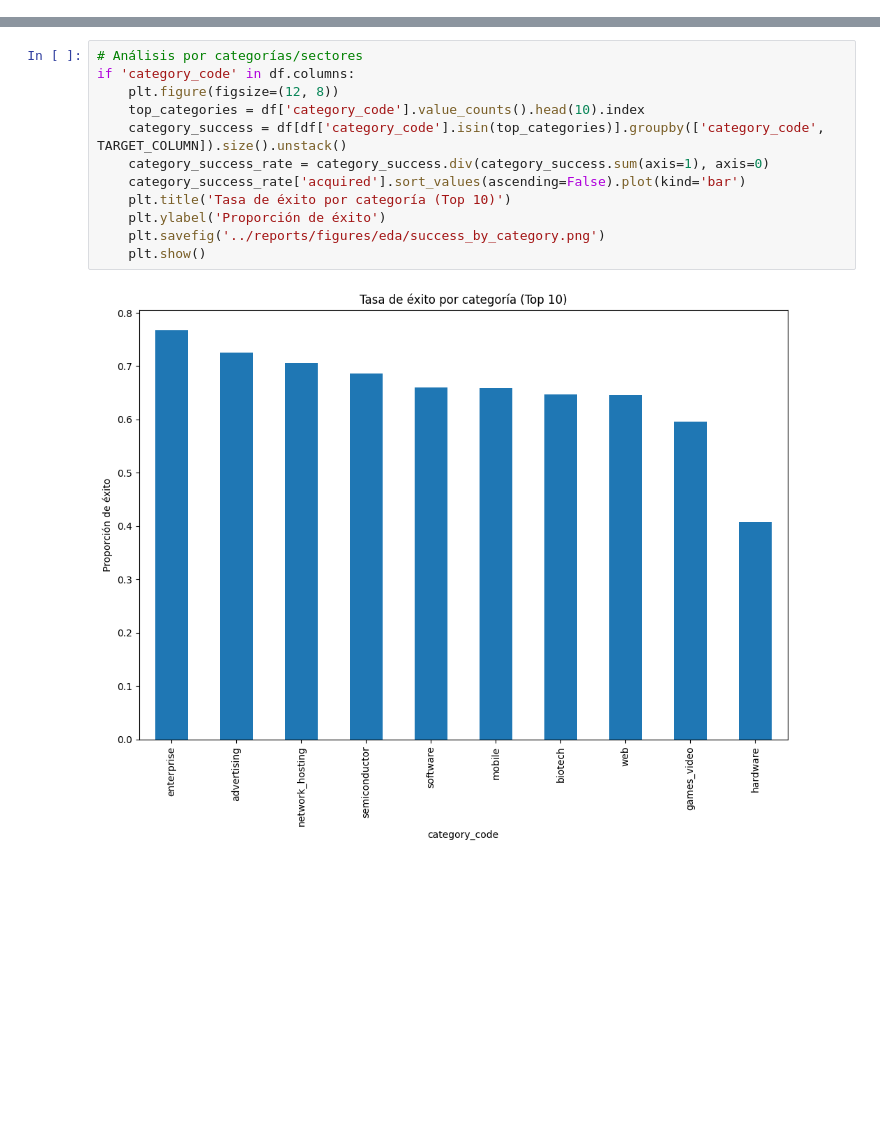
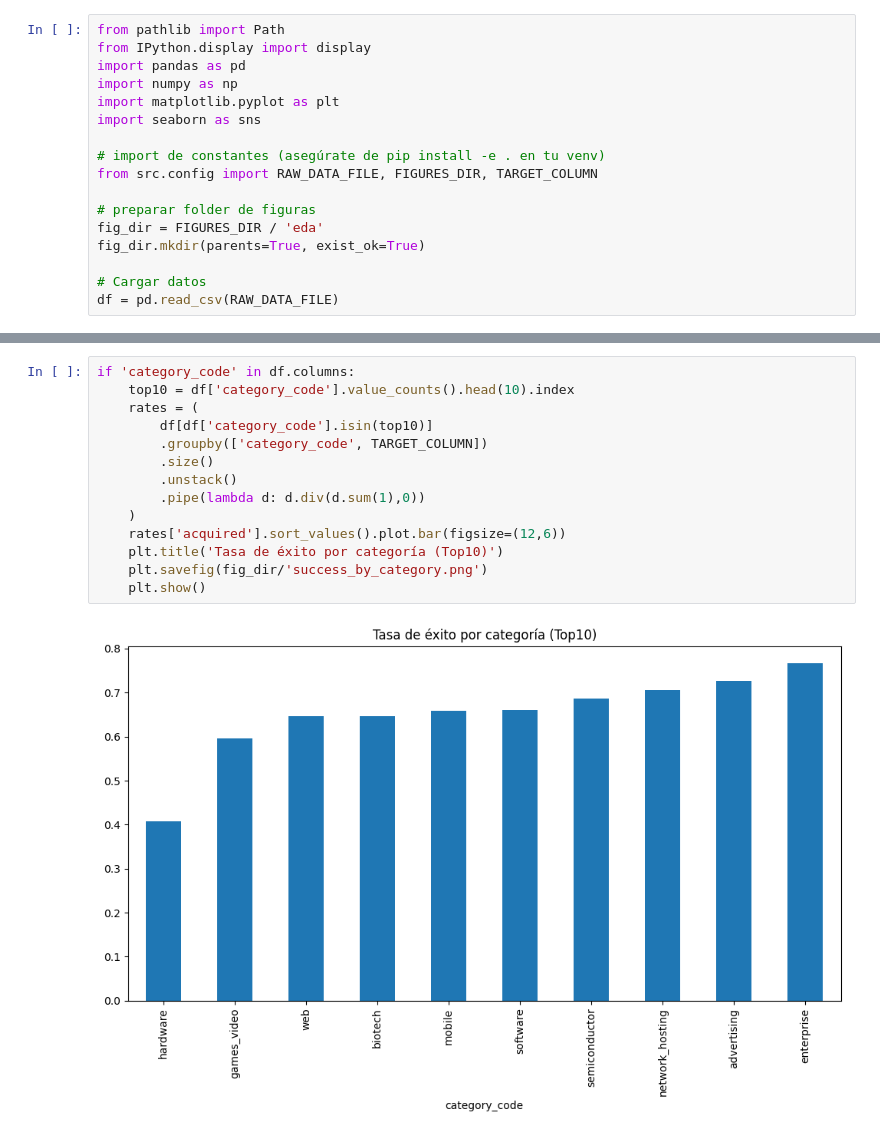
Before and after one commit to AlexLopez-ia/startups-ml, a Jupyter notebook: notebooks/01_eda.ipynb, the cells around one changed output, grey strips where cells are left out. Cells and saved outputs as stored; diff of their text form; blank space fills up the shorter version.

```diff
--- a/notebooks/01_eda.ipynb
+++ b/notebooks/01_eda.ipynb
@@ -32,0 +5,17 @@ Primeras 5 filas del dataset:
+# %%
+from pathlib import Path
+from IPython.display import display
+import pandas as pd
+import numpy as np
+import matplotlib.pyplot as plt
+import seaborn as sns
+
+# import de constantes (asegúrate de pip install -e . en tu venv)
+from src.config import RAW_DATA_FILE, FIGURES_DIR, TARGET_COLUMN
+
+# preparar folder de figuras
+fig_dir = FIGURES_DIR / 'eda'
+fig_dir.mkdir(parents=True, exist_ok=True)
+
+# Cargar datos
+df = pd.read_csv(RAW_DATA_FILE)
@@ -104,15 +105,17 @@ plt.show()
 # %%
-# Análisis por categorías/sectores
 if 'category_code' in df.columns:
-    plt.figure(figsize=(12, 8))
-    top_categories = df['category_code'].value_counts().head(10).index
-    category_success = df[df['category_code'].isin(top_categories)].groupby(['category_code', TARGET_COLUMN]).size().unstack()
-    category_success_rate = category_success.div(category_success.sum(axis=1), axis=0)
-    category_success_rate['acquired'].sort_values(ascending=False).plot(kind='bar')
-    plt.title('Tasa de éxito por categoría (Top 10)')
-    plt.ylabel('Proporción de éxito')
-    plt.savefig('../reports/figures/eda/success_by_category.png')
+    top10 = df['category_code'].value_counts().head(10).index
+    rates = (
+        df[df['category_code'].isin(top10)]
+        .groupby(['category_code', TARGET_COLUMN])
+        .size()
+        .unstack()
+        .pipe(lambda d: d.div(d.sum(1),0))
+    )
+    rates['acquired'].sort_values().plot.bar(figsize=(12,6))
+    plt.title('Tasa de éxito por categoría (Top10)')
+    plt.savefig(fig_dir/'success_by_category.png')
     plt.show()
 # %% [output]
-[figure, old version]
+[figure, new version]
 # %%
```
Also changed, not shown: parts of 9 cells of this notebook, 9 other files.
